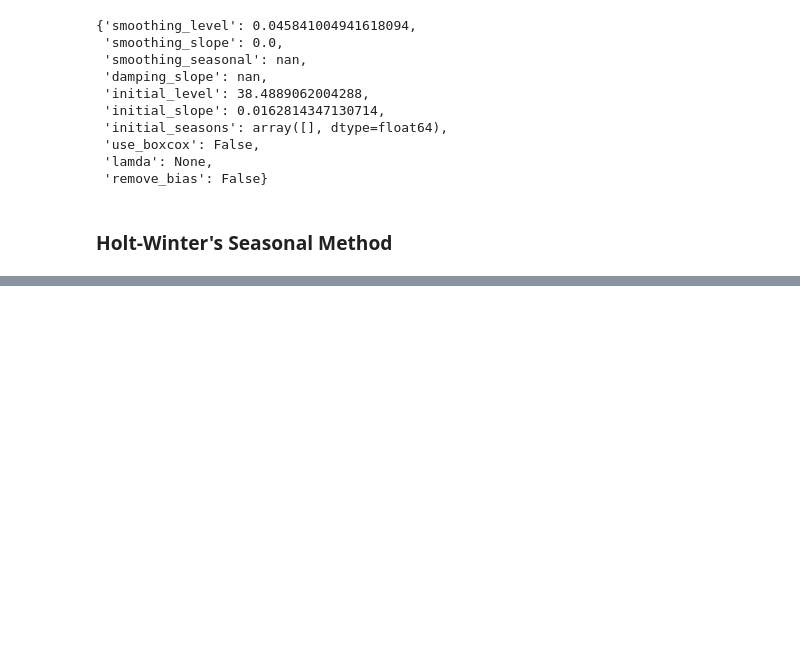
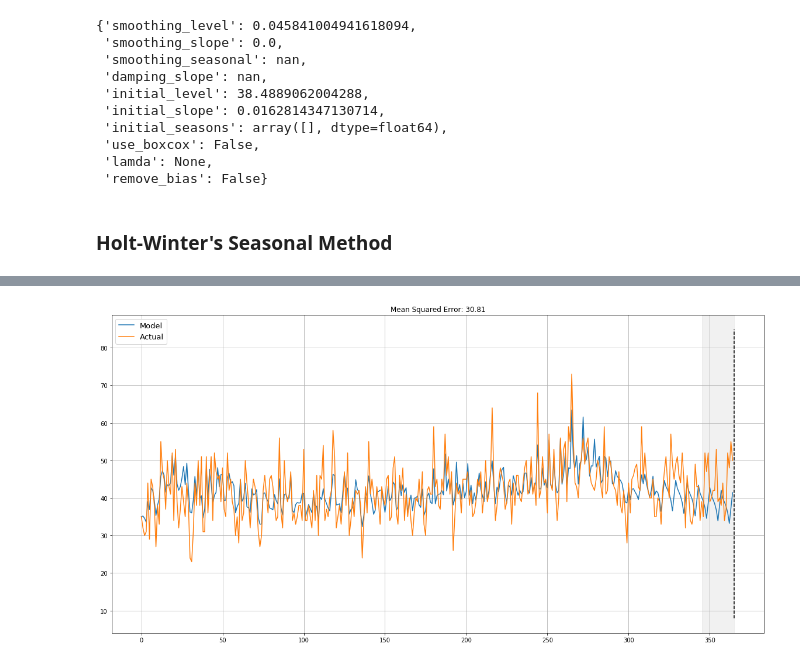
Before and after one commit to seckindinc/Python, a Jupyter notebook: Algorithms/Time-Series/TS-Forecasting_Methods.ipynb, the cells around one changed output, grey strips where cells are left out. Cells and saved outputs as stored; diff of their text form; code cells hidden in the pictures; blank space fills up the shorter version.

```diff
--- a/Algorithms/Time-Series/TS-Forecasting_Methods.ipynb
+++ b/Algorithms/Time-Series/TS-Forecasting_Methods.ipynb
@@ -278,0 +379,24 @@ plt.figure()
+# %%
+%%time
+data = df.Births[:-40] # leave some data for testing
+
+# initializing model parameters alpha, beta and gamma
+x = [0, 0, 0]
+
+# Minimizing the loss function
+opt = minimize(timeseriesCVscore, x0=x,
+               args=(data, mean_squared_error),
+               method="TNC", bounds = ((0, 1), (0, 1), (0, 1))
+              )
+
+# Take optimal values...
+alpha_final, beta_final, gamma_final = opt.x
+print(alpha_final, beta_final, gamma_final)
+
+# ...and train the model with them, forecasting for the next 40 days
+model = HoltWinters(data, slen = 7,
+                    alpha = alpha_final,
+                    beta = beta_final,
+                    gamma = gamma_final,
+                    n_preds = 40, scaling_factor = 3)
+model.triple_exponential_smoothing()
@@ -278,0 +407,23 @@ plt.figure()
+# %%
+def plotHoltWinters(series, plot_intervals=False, plot_anomalies=False):
+    """
+        series - dataset with timeseries
+        plot_intervals - show confidence intervals
+        plot_anomalies - show anomalies
+    """
+
+    plt.figure(figsize=(20, 10))
+    plt.plot(model.result, label = "Model")
+    plt.plot(series.values, label = "Actual")
+    error = mean_squared_error(series.values, model.result[:len(series)])
+    plt.title("Mean Squared Error: {0:.2f}".format(error))
+
+    plt.vlines(len(series), ymin=min(model.LowerBond), ymax=max(model.UpperBond), linestyles='dashed')
+    plt.axvspan(len(series)-20, len(model.result), alpha=0.3, color='lightgrey')
+    plt.grid(True)
+    plt.axis('tight')
+    plt.legend(loc="best", fontsize=13);
+
+plotHoltWinters(df.Births)
+# %% [output]
+[figure, added]
```
Also changed, not shown: parts of 10 cells of this notebook.
